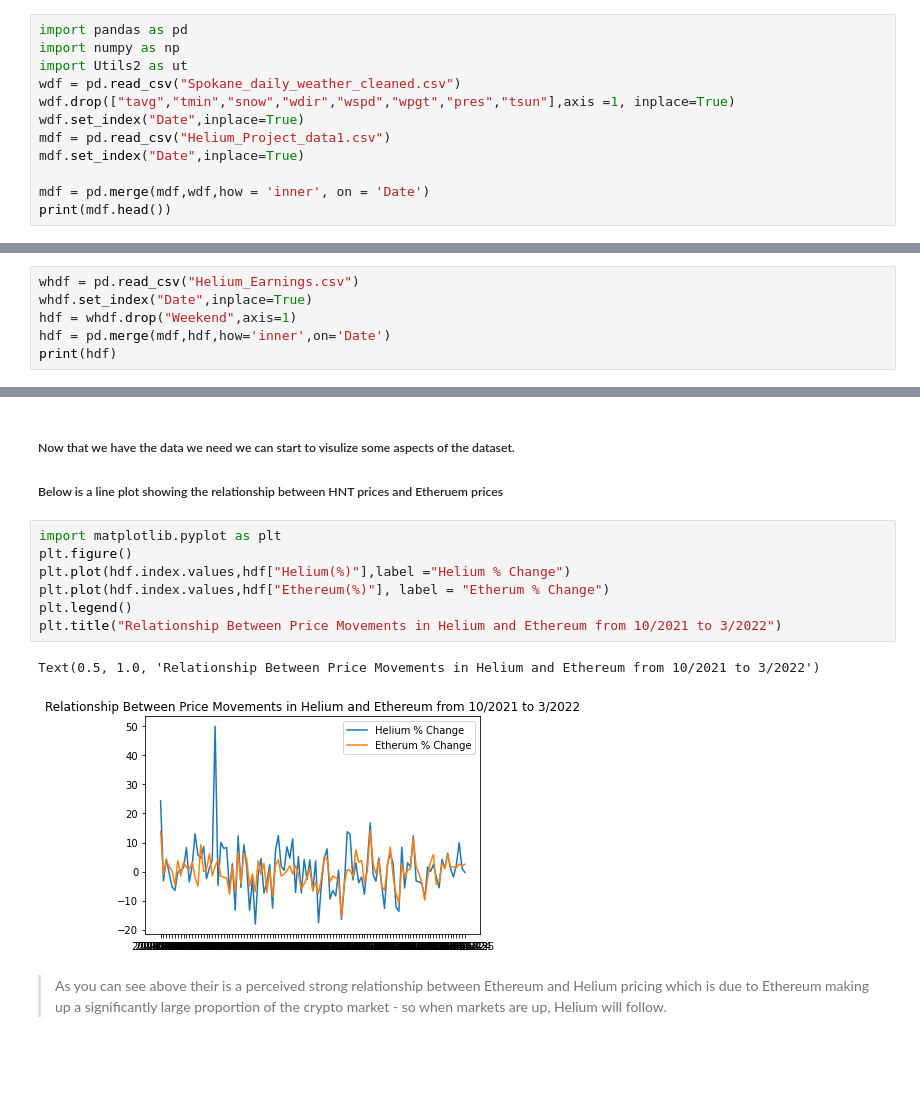
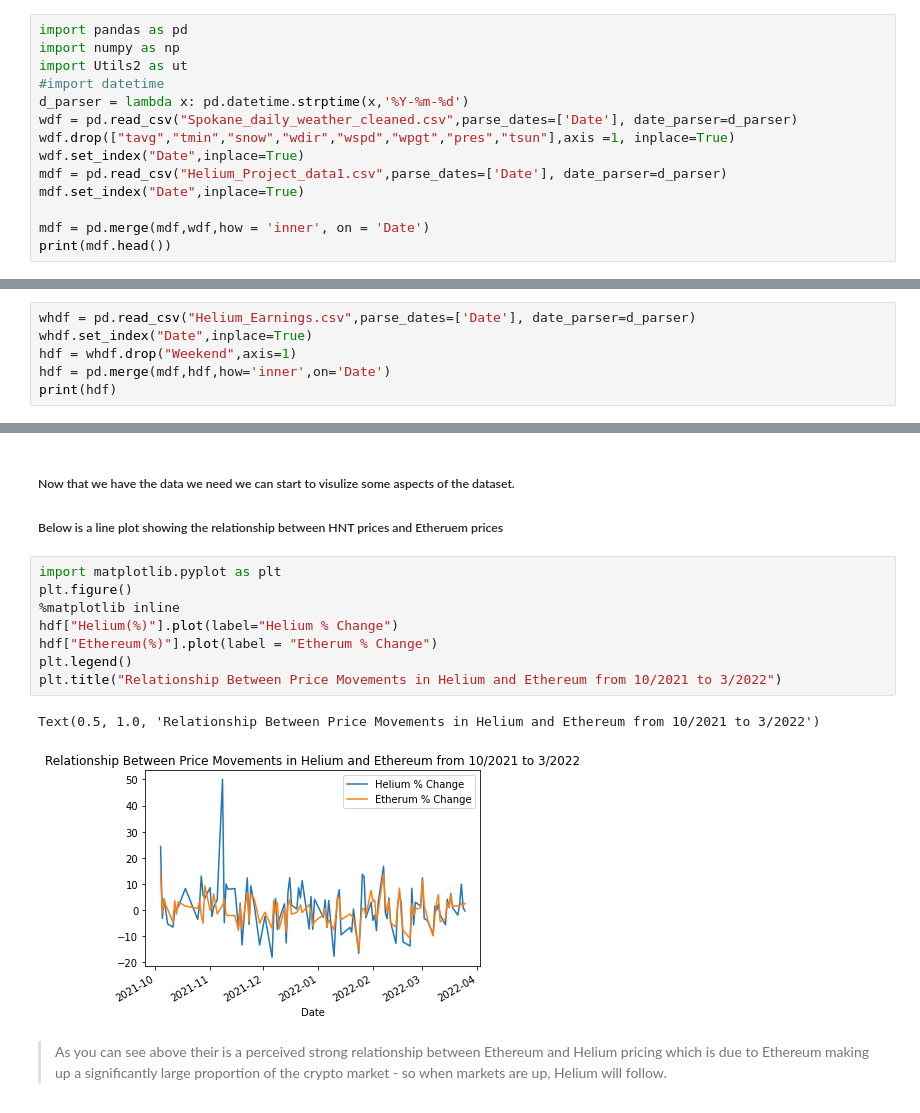
Before and after one commit to NMcVayZag/Helium-Project, a Jupyter notebook: Main.ipynb, the cells around one changed output, grey strips where cells are left out. Drawn from its saved outputs; the diff is of its cells as text; blank space fills up the shorter version.

```diff
--- a/Main.ipynb
+++ b/Main.ipynb
@@ -16,10 +16,12 @@
 import pandas as pd
 import numpy as np
 import Utils2 as ut
-wdf = pd.read_csv("Spokane_daily_weather_cleaned.csv")
+#import datetime
+d_parser = lambda x: pd.datetime.strptime(x,'%Y-%m-%d')
+wdf = pd.read_csv("Spokane_daily_weather_cleaned.csv",parse_dates=['Date'], date_parser=d_parser)
 wdf.drop(["tavg","tmin","snow","wdir","wspd","wpgt","pres","tsun"],axis =1, inplace=True)
 wdf.set_index("Date",inplace=True)
-mdf = pd.read_csv("Helium_Project_data1.csv")
+mdf = pd.read_csv("Helium_Project_data1.csv",parse_dates=['Date'], date_parser=d_parser)
 mdf.set_index("Date",inplace=True)
 
 mdf = pd.merge(mdf,wdf,how = 'inner', on = 'Date')
@@ -43,7 +45,7 @@ Date
 # %% [markdown]
 ##### Then I will Merge that last table with my Helium earnings table which contains information on how much HNT my miner mined that day and how much it was worth based off the average oracle price of that day. Now we have the Main dataframe!
 # %%
-whdf = pd.read_csv("Helium_Earnings.csv")
+whdf = pd.read_csv("Helium_Earnings.csv",parse_dates=['Date'], date_parser=d_parser)
 whdf.set_index("Date",inplace=True)
 hdf = whdf.drop("Weekend",axis=1)
 hdf = pd.merge(mdf,hdf,how='inner',on='Date')
@@ -88,13 +90,14 @@ Date
 # %%
 import matplotlib.pyplot as plt
 plt.figure()
-plt.plot(hdf.index.values,hdf["Helium(%)"],label ="Helium % Change")
-plt.plot(hdf.index.values,hdf["Ethereum(%)"], label = "Etherum % Change")
+%matplotlib inline
+hdf["Helium(%)"].plot(label="Helium % Change")
+hdf["Ethereum(%)"].plot(label = "Etherum % Change")
 plt.legend()
 plt.title("Relationship Between Price Movements in Helium and Ethereum from 10/2021 to 3/2022")
 # %% [output]
 Text(0.5, 1.0, 'Relationship Between Price Movements in Helium and Ethereum from 10/2021 to 3/2022')
-[figure, old version]
+[figure, new version]
 # %% [markdown]
 >As you can see above their is a perceived strong relationship between Ethereum and Helium pricing which is due to Ethereum making up a significantly large proportion of the crypto market - so when markets are up, Helium will follow.
 # %% [markdown]
```
Also changed, not shown: parts of 14 cells of this notebook.
